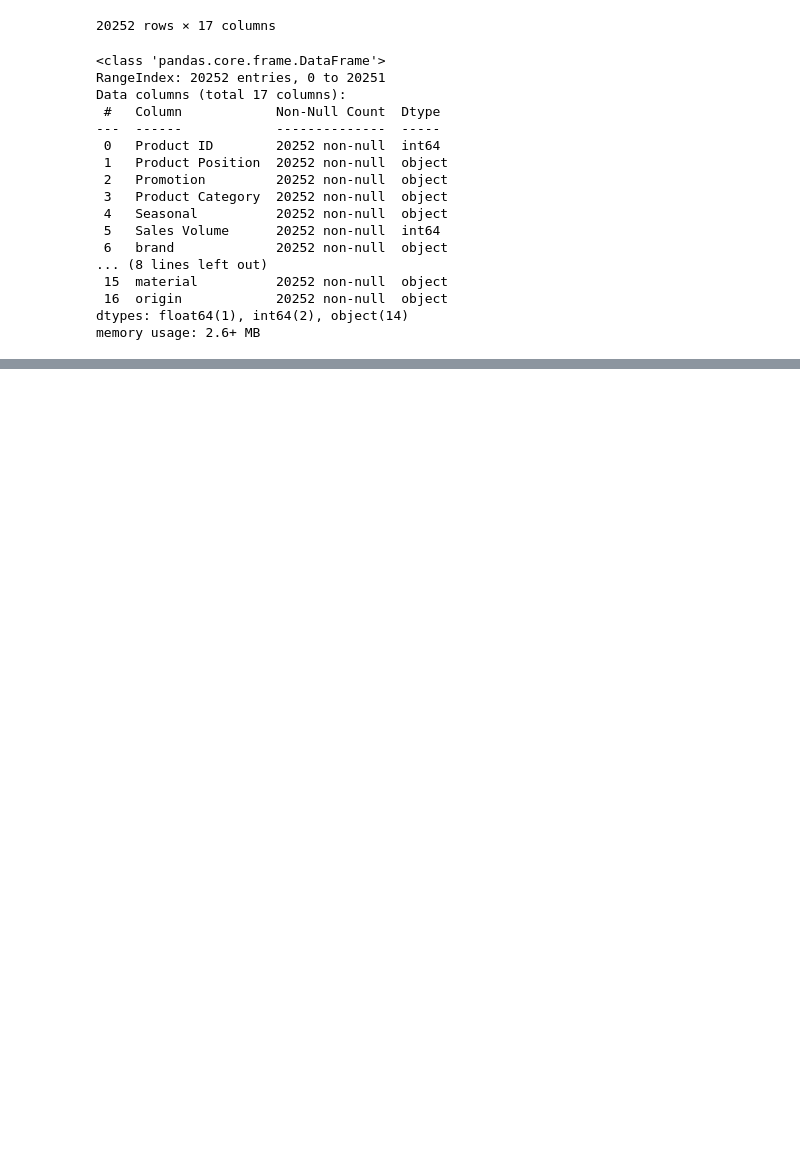
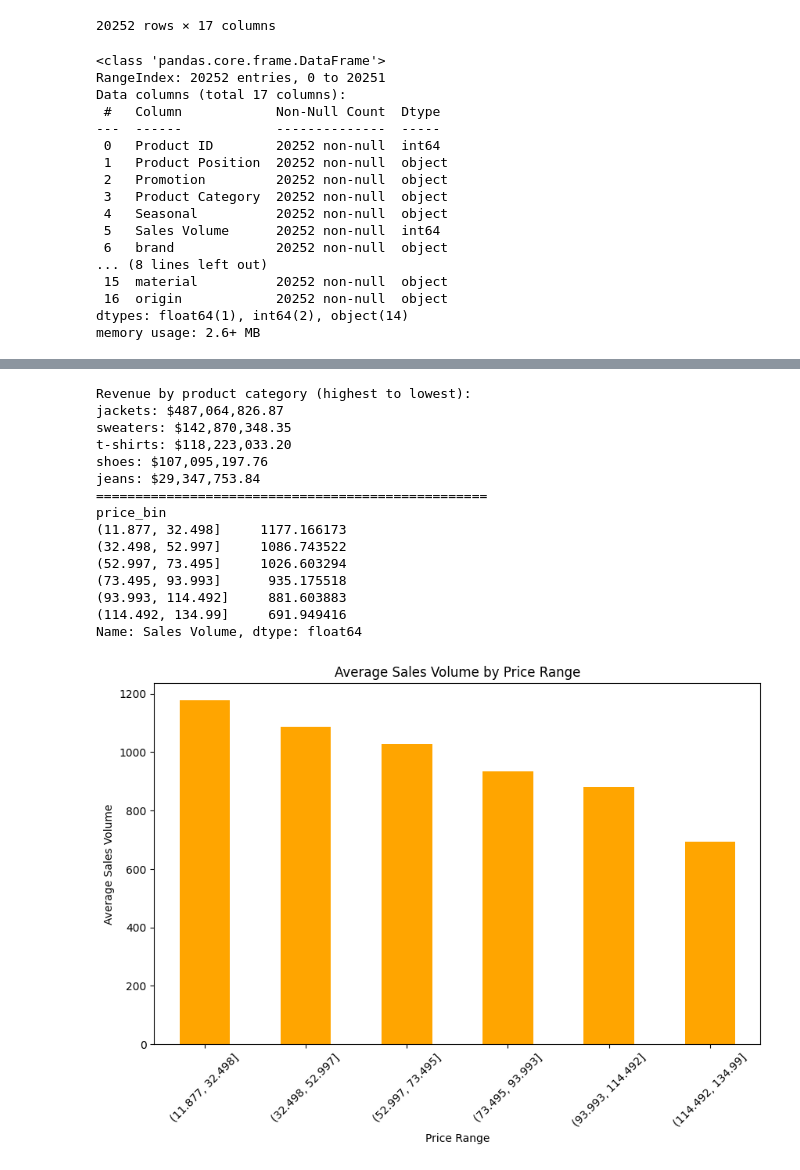
Before and after one commit to SantiLopBla/Zara-Sales-EDA, a Jupyter notebook: analysis.ipynb, the cells around one changed output, grey strips where cells are left out. Cells and saved outputs as stored; diff of their text form; code cells hidden in the pictures; blank space fills up the shorter version.

```diff
--- a/analysis.ipynb
+++ b/analysis.ipynb
@@ -157,0 +206,42 @@ Zara vende mas sus productos entre 20-40 dolares. Son pocos los articulos que so
+# %%
+#Create revenue column
+zara_df['Revenue'] = zara_df['Sales Volume'] * zara_df['price']
+
+#Find the revenue for each product category
+revenue_by_category = zara_df.groupby('terms')['Revenue'].sum().sort_values(ascending=False)
+print("Revenue by product category (highest to lowest):")
+for category, revenue in revenue_by_category.items():
+    print(f"{category}: ${revenue:,.2f}")
+
+print("="*50)
+
+#Range of prices were sales volume is higher
+zara_df['price_bin'] = pd.cut(zara_df['price'], bins=6)
+volume_by_bin = zara_df.groupby('price_bin')['Sales Volume'].mean()
+print(volume_by_bin)
+
+#Graph to visualiza were range of prices were sales volume is higher
+plt.figure(figsize=(10,6))
+volume_by_bin.plot(kind='bar',color='orange')
+plt.title('Average Sales Volume by Price Range')
+plt.xlabel('Price Range')
+plt.ylabel('Average Sales Volume')
+plt.xticks(rotation=45)
+plt.show()
+# %% [output]
+Revenue by product category (highest to lowest):
+jackets: $487,064,826.87
+sweaters: $142,870,348.35
+t-shirts: $118,223,033.20
+shoes: $107,095,197.76
+jeans: $29,347,753.84
+==================================================
+price_bin
+(11.877, 32.498]     1177.166173
+(32.498, 52.997]     1086.743522
+(52.997, 73.495]     1026.603294
+(73.495, 93.993]      935.175518
+(93.993, 114.492]     881.603883
+(114.492, 134.99]     691.949416
+Name: Sales Volume, dtype: float64
+[figure, added]
```
Also changed, not shown: parts of 22 cells of this notebook.
